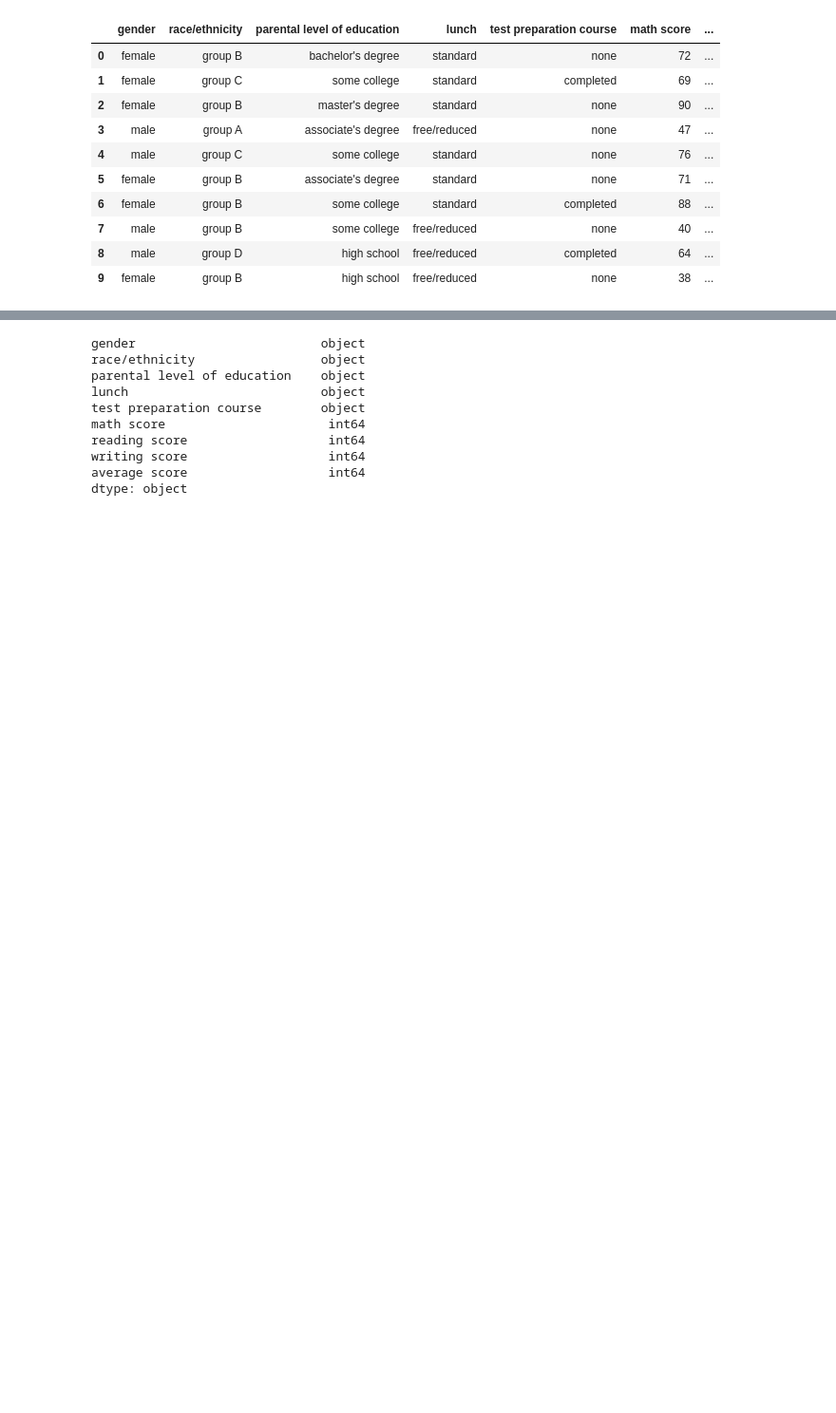
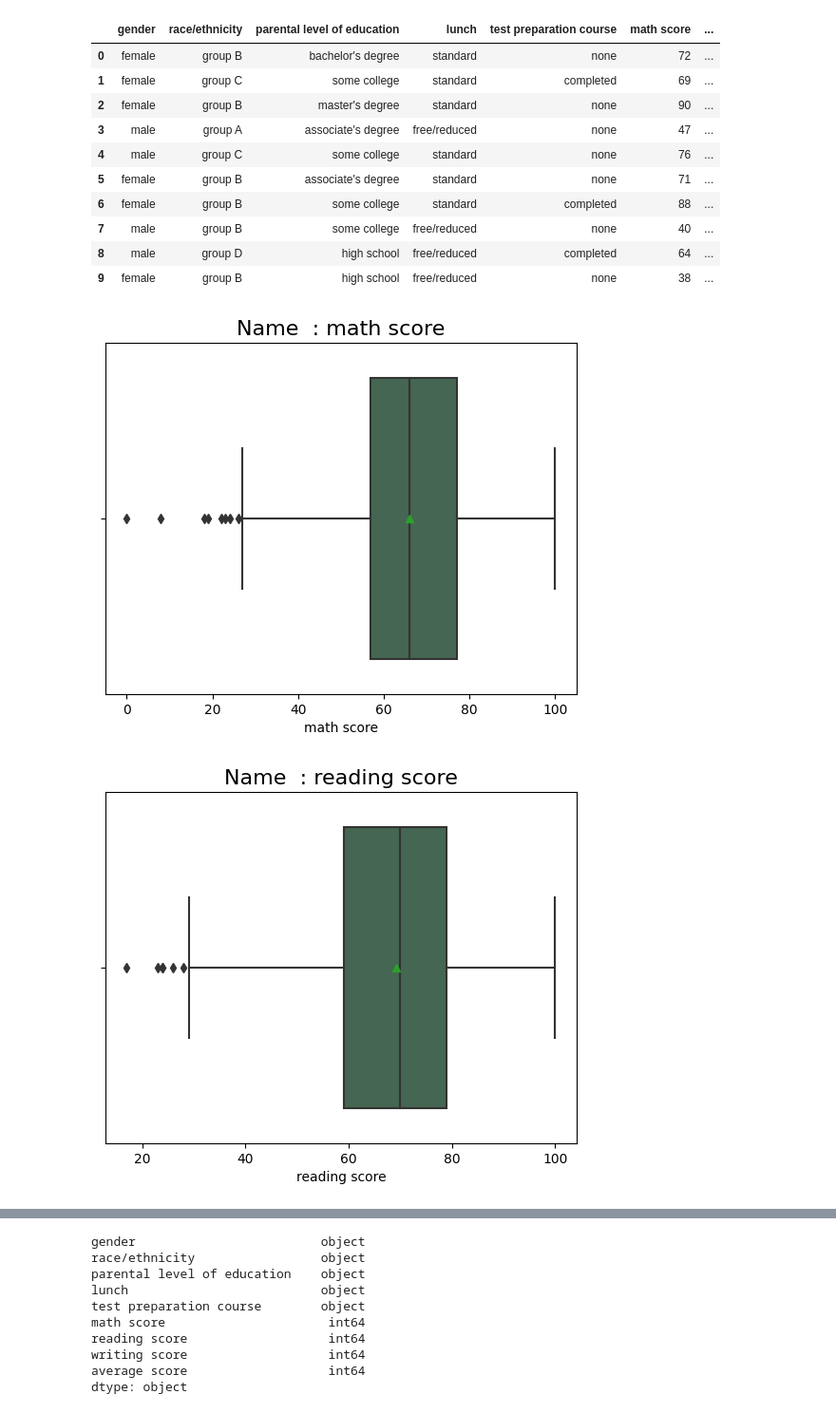
Before and after one commit to justinacgray/Data_Science, a Jupyter notebook: machine_learning_practice/student_perform/student_perform.ipynb, the cells around one changed output, grey strips where cells are left out. Shown at 95% size. Drawn from its saved outputs; the diff is of its cells as text; code cells hidden in the pictures; blank space fills up the shorter version.

```diff
--- a/machine_learning_practice/student_perform/student_perform.ipynb
+++ b/machine_learning_practice/student_perform/student_perform.ipynb
@@ -113,3 +113,21 @@ sp_df.head(10)
 | 7 | male | group B | some college | free/reduced | none | 40 | ... |
 | 8 | male | group D | high school | free/reduced | completed | 64 | ... |
 | 9 | female | group B | high school | free/reduced | none | 38 | ... |
+# %%
+def create_boxplot(df):
+    for column in df:
+        series = df[column]
+        if series.dtype == 'int':
+        # print(column)
+            sns.boxplot(df, x=series, color='#3F6C51', showmeans=True)
+            #add overall title
+            plt.title(f"Name  : {column}", fontsize=16)
+            #add axis titles
+            plt.xlabel(f'{column}')
+            plt.show()
+        # if series.dtype
+# %%
+create_boxplot(sp_df)
+# %% [output]
+[figure, added]
+[figure, added]
```
Also changed, not shown: parts of 3 cells of this notebook, 5 other files.
